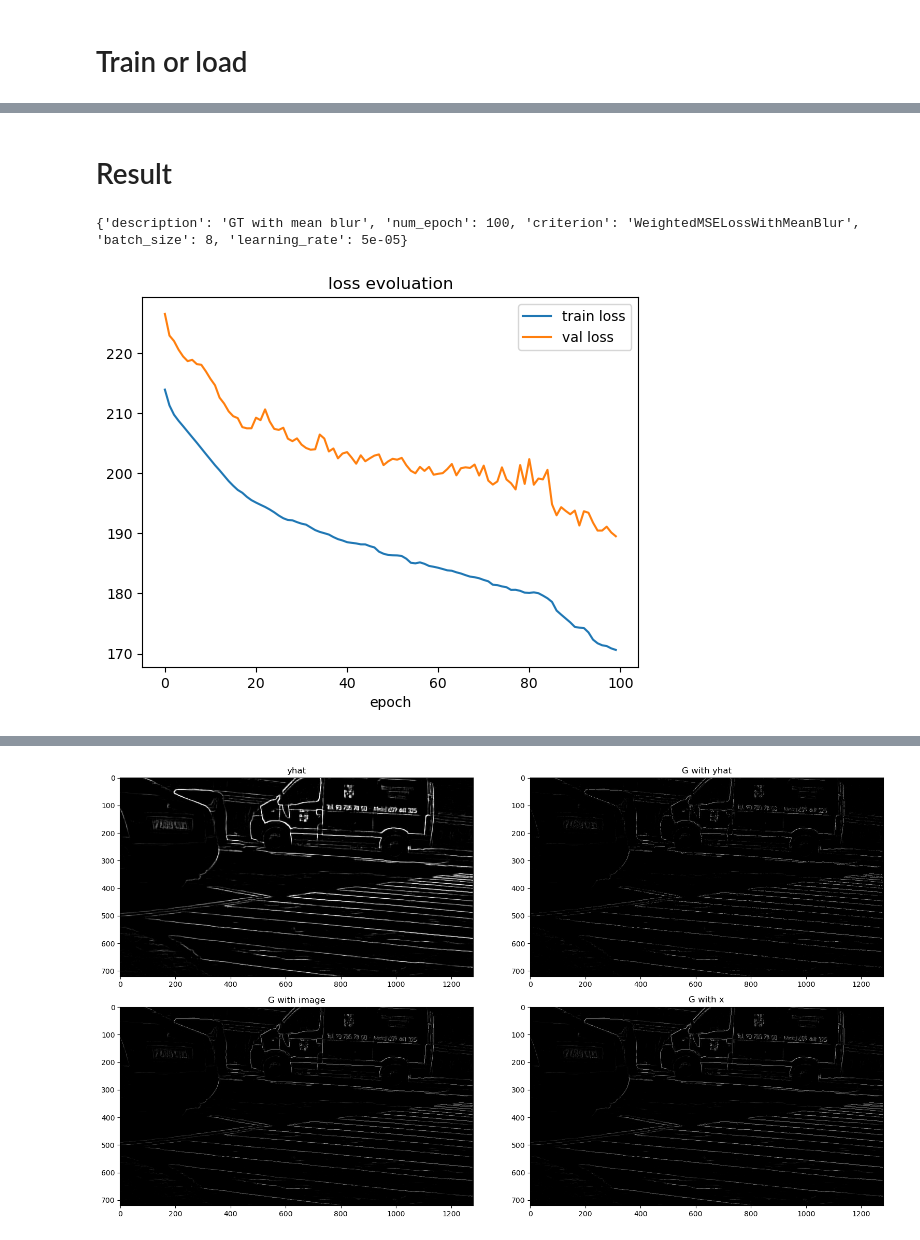
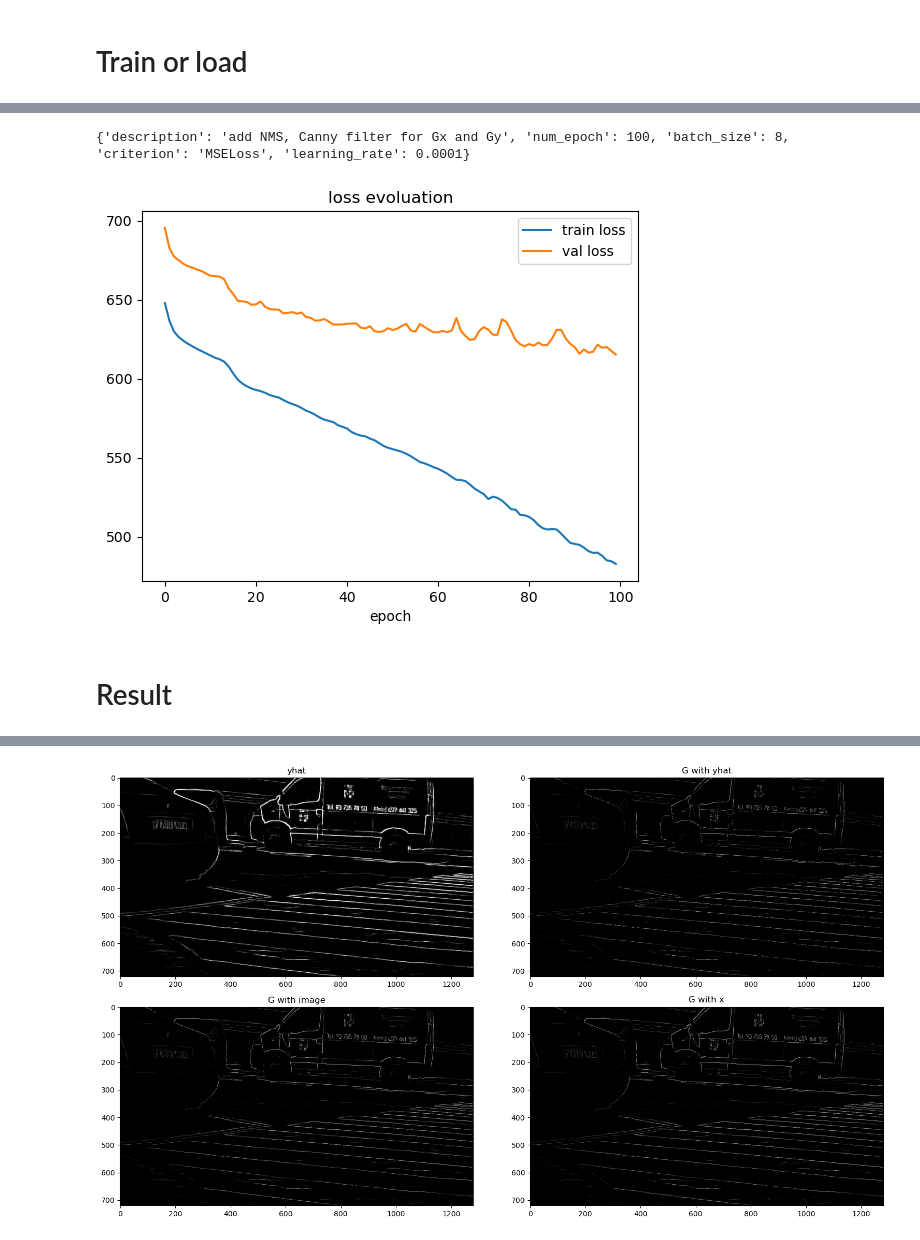
Before and after one commit to SpongeStark/intership_2025_COSYS, a Jupyter notebook: demo/result_display/display_torch_model.ipynb, the cells around one changed output, grey strips where cells are left out. Cells and saved outputs as stored; diff of their text form; code cells hidden in the pictures.

```diff
--- a/demo/result_display/display_torch_model.ipynb
+++ b/demo/result_display/display_torch_model.ipynb
@@ -39,12 +39,6 @@ criterion = nn.MSELoss()
 optimizer = torch.optim.Adam(model.parameters(), lr=learning_rate)
 loader = DataLoader(biped_dataset, batch_size=8)
 val_loader = DataLoader(test_dataset, batch_size=8)
-logging = {
-    'metadata': {},
-    'train_loss': [],
-    'val_loss': []
-}
-
 
 print(device)
 # %% [output]
@@ -139,3 +48,30 @@ In epoch 99, the average validation loss is 189.50532422746932
+# %%
+import matplotlib.pyplot as plt
+
+prefix = project_root / "data/checkpoints/torch_point08"
+model_path = prefix / "model.pth"
+log_path = prefix / "log.json"
+
+model.load_state_dict(torch.load(str(model_path), weights_only=True))
+# # load log
+with open(str(log_path), 'r') as f:
+    logging = json.load(f)
+print(logging['metadata'])
+# # print the loss
+# for e, (train_loss, val_loss) in enumerate(zip(logging['train_loss'], logging['val_loss'])):
+#     print("-".join(["-"]*30))
+#     print(f"In epoch {e}, the average  training  loss is {train_loss}")
+#     print(f"In epoch {e}, the average validation loss is {val_loss}")
+# Loss
+plt.plot(logging['train_loss'], label="train loss")
+plt.plot(logging['val_loss'], label="val loss")
+plt.xlabel("epoch")
+plt.title("loss evoluation")
+plt.legend()
+plt.show()
+# %% [output]
+{'description': 'add NMS, Canny filter for Gx and Gy', 'num_epoch': 100, 'batch_size': 8, 'criterion': 'MSELoss', 'learning_rate': 0.0001}
+[figure, added]
 # %% [markdown]
 # Result
 # %%
@@ -151,19 +87,6 @@ with torch.no_grad():
     yhat = model(x.unsqueeze(0).to(device))[-1].squeeze()
     yhat = yhat.to('cpu')
     model.to('cpu')
-# %%
-import matplotlib.pyplot as plt
-print(logging['metadata'])
-# Loss
-plt.plot(logging['train_loss'], label="train loss")
-plt.plot(logging['val_loss'], label="val loss")
-plt.xlabel("epoch")
-plt.title("loss evoluation")
-plt.legend()
-plt.show()
-# %% [output]
-{'description': 'GT with mean blur', 'num_epoch': 100, 'criterion': 'WeightedMSELossWithMeanBlur', 'batch_size': 8, 'learning_rate': 5e-05}
-[figure, removed]
 # %%
 # NMS
 from nms import get_gradient_canny, nms_fully_vectorized
```
Also changed, not shown: parts of 6 cells of this notebook, 10 other files.
